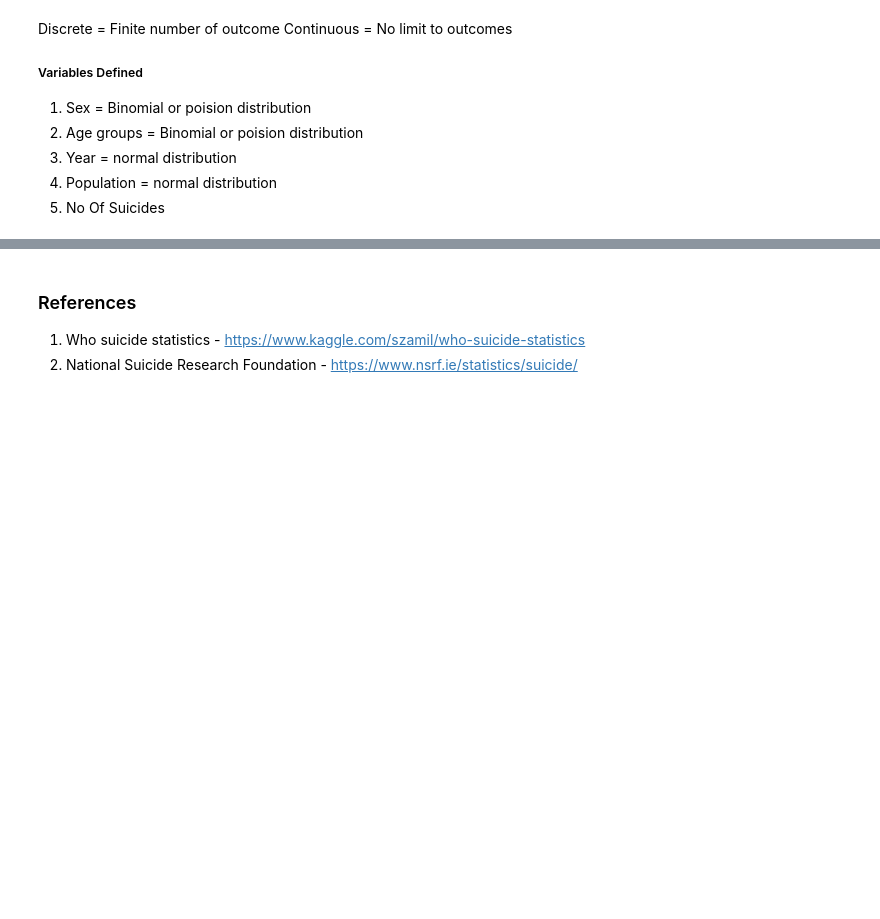
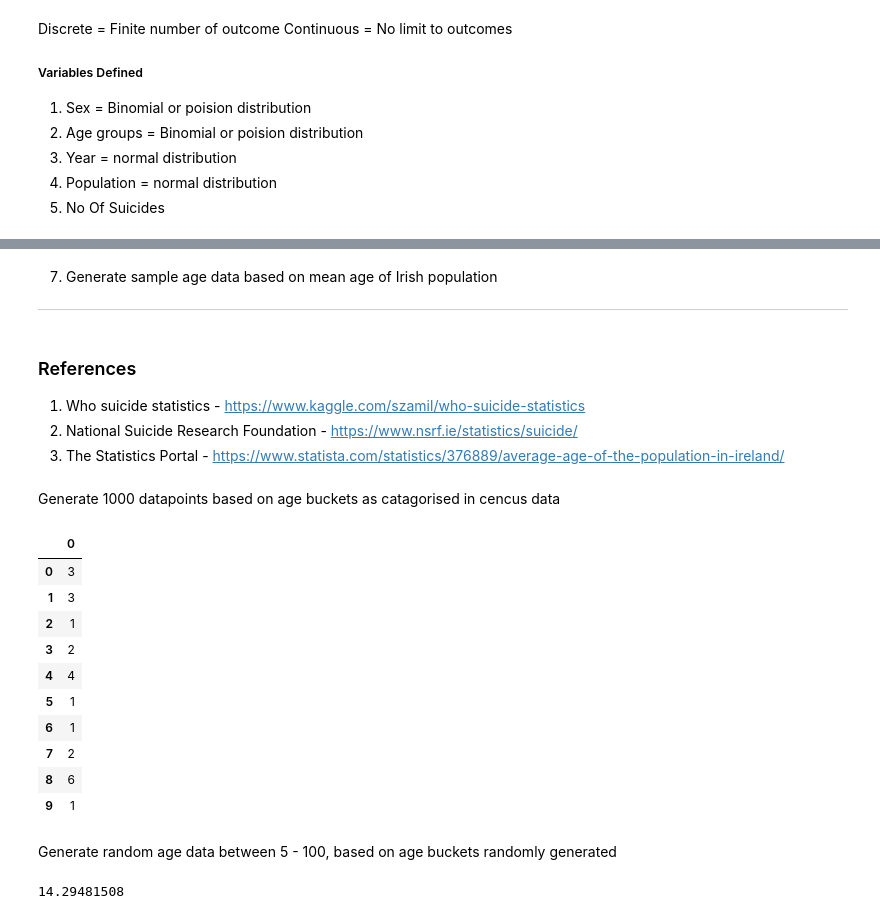
Before and after one commit to roisinanglim/suicide_rates, a Jupyter notebook: suicide _rates_data_simulation.ipynb, the cells around one changed output, grey strips where cells are left out. Cells and saved outputs as stored; diff of their text form; code cells hidden in the pictures; blank space fills up the shorter version.

```diff
--- a/suicide _rates_data_simulation.ipynb
+++ b/suicide _rates_data_simulation.ipynb
@@ -107,4 +104,8 @@ SyntaxError: invalid syntax (<ipython-input-32-cc02605a9f1c>, line 2)
+# %% [markdown]
+7) Generate sample age data based on mean age of Irish population
+------------------------------------------------------------------
 # %% [markdown]
 ### References
 1. Who suicide statistics - https://www.kaggle.com/szamil/who-suicide-statistics
 2. National Suicide Research Foundation - https://www.nsrf.ie/statistics/suicide/
+3. The Statistics Portal - https://www.statista.com/statistics/376889/average-age-of-the-population-in-ireland/
@@ -112,0 +112,62 @@ np.randon
+# %% [markdown]
+Generate 1000 datapoints based on age buckets as catagorised in cencus data
+# %%
+import random
+import numpy as np
+import pandas as pd
+from IPython.core.interactiveshell import InteractiveShell
+InteractiveShell.ast_node_interactivity = "all"
+# Assign age buckets to list 1-5 , assign age bucket probabilities and set number of datapoints required
+age_cat ,probabilities,num_sample = [1,2,3,4,5,6],[0.12,0.16,0.31,0.15,0.20,0.06],4328043
+
+#Generate random data based emperical probabilities identified in the world health organisation survey
+y =np.random.choice(age_cat,size =num_sample,p =probabilities)
+
+#Create dataframe from numpy array and display first 10 lines.
+pd.DataFrame(y).head(10)
+# %% [output]
+|  | 0 |
+| 0 | 3 |
+| 1 | 3 |
+| 2 | 1 |
+| 3 | 2 |
+| 4 | 4 |
+| 5 | 1 |
+| 6 | 1 |
+| 7 | 2 |
+| 8 | 6 |
+| 9 | 1 |
+# %% [markdown]
+Generate random age data between 5 - 100, based on age buckets randomly generated
+# %%
+import random
+import numpy as np
+#Generate random integer ages for each age category given the above calculated category size
+
+age1 = np.random.randint(5,15,len(y[y==1]))
+age2 = np.random.randint(15,25,len(y[y==2]))
+age3 = np.random.randint(25,34,len(y[y==3]))
+age4 = np.random.randint(35,54,len(y[y==4]))
+age5 = np.random.randint(55,74,len(y[y==5]))
+age6 = np.random.randint(75,100,len(y[y==6]))
+
+#Generate random gender for each age category given the above calculated category size
+gender,probabilites,number_sample = ["m","f"],[0.505,0.494],len(age1)
+#gender1 = np.random.choice(gender,size = number_sample, p = probabilites)
+gender,probabilites,number_sample = ["m","f"],[0.51,0.49],len(age2)
+gender2 = np.random.choice(gender,size = number_sample, p = probabilites)
+gender,probabilites,number_sample = ["m","f"],[0.51,0.49],len(age3)
+gender3 = np.random.choice(gender,size = number_sample, p = probabilites)
+gender,probabilites,number_sample = ["m","f"],[0.49,0.51],len(age4)
+gender4 = np.random.choice(gender,size = number_sample, p = probabilites)
+gender,probabilites,number_sample = ["m","f"],[0.49,0.51],len(age5)
+gender5 = np.random.choice(gender,size = number_sample, p = probabilites)
+gender,probabilites,number_sample = ["m","f"],[0.49,0.51],len(age6)
+gender6 = np.random.choice(gender,size = number_sample, p = probabilites)
+
+#Generate suicide rates based on probability
+age2female =len(gender2[gender2 =="f"])*0.00004214
+age2male=len(gender2[gender2 =="m"])*0.00023540
+print(age2female)
+# %% [output]
+14.29481508
```
Also changed, not shown: parts of 6 cells of this notebook, 2 other files.
